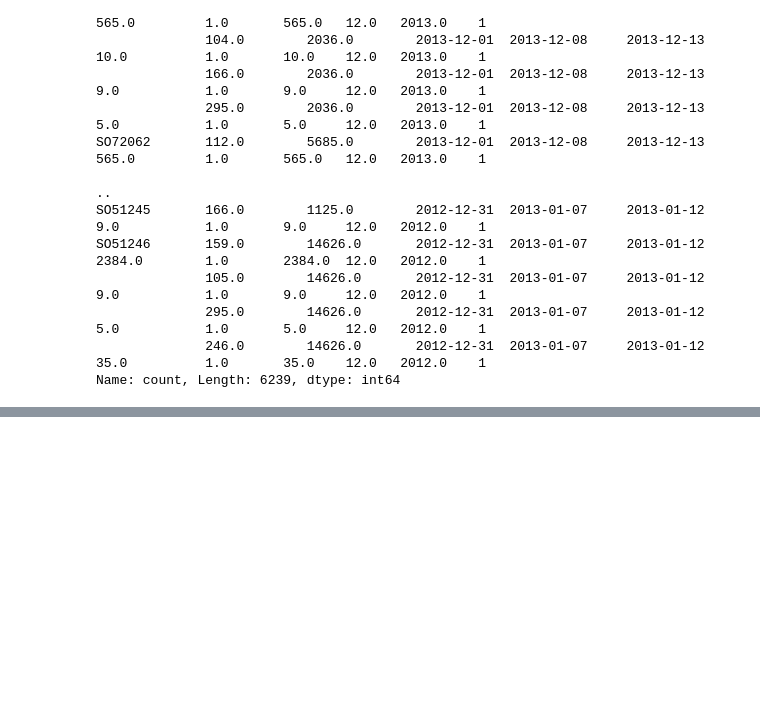
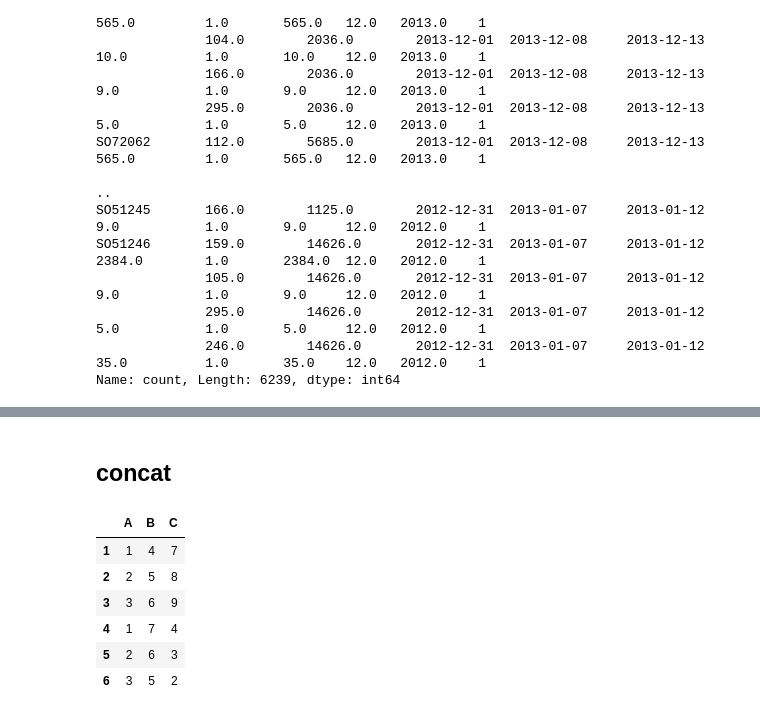
Before and after one commit to datasciencekibaatein/Machine-Learning-Batches, a Jupyter notebook: MachineLearning71/pandas/pandas-lecture.ipynb, the cells around one changed output, grey strips where cells are left out. Saved outputs shown, nothing was run; the diff lists cells and outputs as text; code cells hidden in the pictures; blank space fills up the shorter version.

```diff
--- a/MachineLearning71/pandas/pandas-lecture.ipynb
+++ b/MachineLearning71/pandas/pandas-lecture.ipynb
@@ -462,3 +462,31 @@ df.pivot_table(index="month",columns='year',values=["sales_amount","quantity"])
 | 10.0 | NaN | 1.0 | 1.0 | 1.001133 | NaN | NaN | 3204.361991 | 1709.664537 | 315.828803 | NaN |
 | 11.0 | NaN | 1.0 | 1.0 | 1.000000 | NaN | NaN | 3175.514423 | 1660.240741 | 340.866769 | NaN |
 | 12.0 | 1.0 | 1.0 | 1.0 | 1.000000 | NaN | 3101.357143 | 3015.292793 | 1292.865424 | 339.515942 | NaN |
+# %% [markdown]
+<h2><strong>concat</strong></h2>
+# %%
+df1 = pd.DataFrame({
+    "A":[1,2,3],
+    "B":[4,5,6],
+    "C":[7,8,9]
+},index=[1,2,3]
+)
+
+df2 = pd.DataFrame({
+    "D":[1,2,3],
+    "B":[7,6,5],
+    "C":[4,3,2]
+},index=[4,5,6]
+)
+# %%
+arr = [df1,df2]
+
+pd.concat(arr,axis=0)
+# %% [output]
+|  | A | B | C |
+| 1 | 1 | 4 | 7 |
+| 2 | 2 | 5 | 8 |
+| 3 | 3 | 6 | 9 |
+| 4 | 1 | 7 | 4 |
+| 5 | 2 | 6 | 3 |
+| 6 | 3 | 5 | 2 |
```
Also changed, not shown: parts of 18 cells of this notebook, 2 other files.
